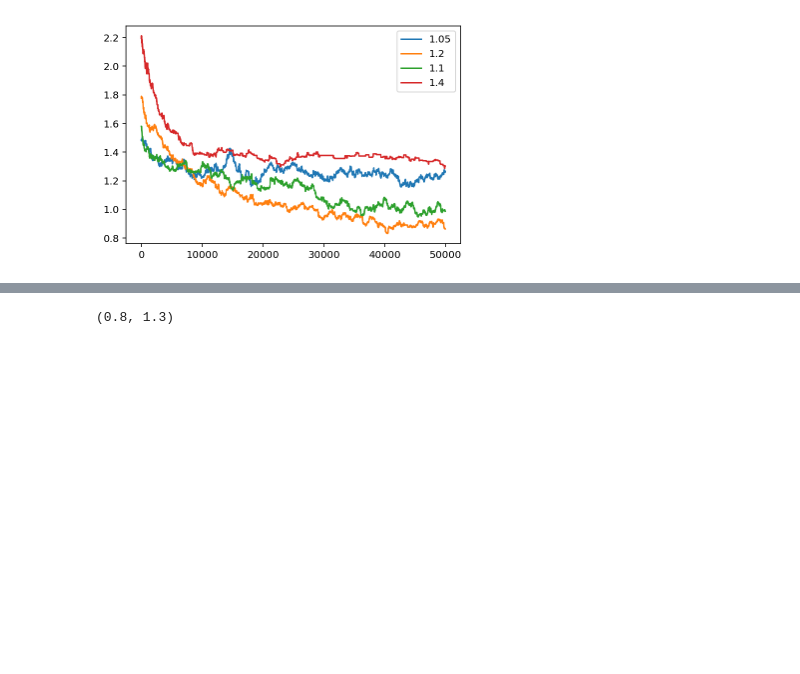
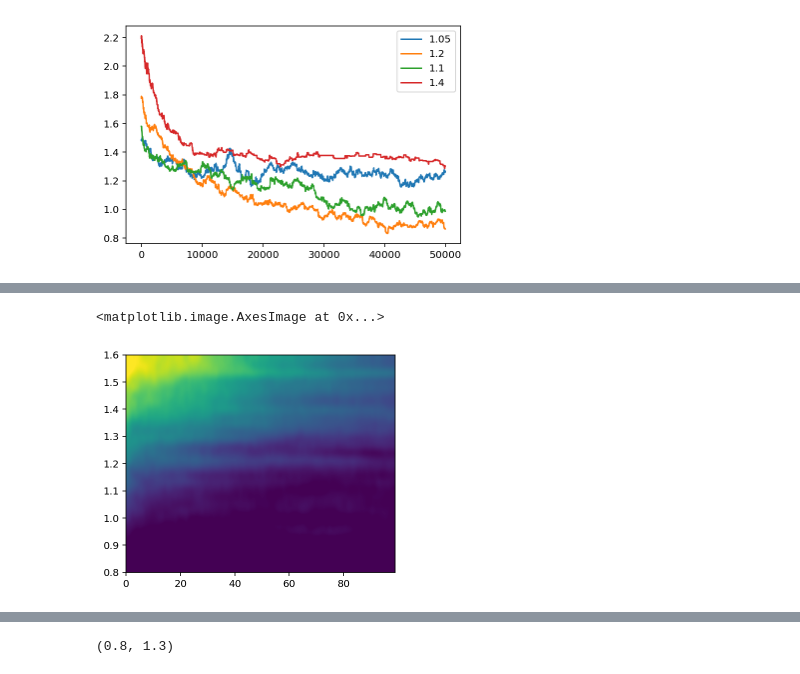
Before and after one commit to AndreaAmico/emulsion_sim, a Jupyter notebook: mc_hex3.ipynb, the cells around one changed output, grey strips where cells are left out. Cells and saved outputs as stored; diff of their text form; code cells hidden in the pictures; blank space fills up the shorter version.

```diff
--- a/mc_hex3.ipynb
+++ b/mc_hex3.ipynb
@@ -466,0 +479,8 @@ plt.ylim(0.95, 1.3)
+# %%
+with open('d001_08_16.pkl', 'rb') as f:
+    current_d = pickle.load(f)
+
+plt.imshow(current_d, aspect=100, extent=[0,TIME_LEN-1, MIN_KFA,MAX_KFA], origin=1, clim=(1.4,2.8), interpolation='bicubic')
+# %% [output]
+<matplotlib.image.AxesImage at 0x...>
+[figure, added]
```
Also changed, not shown: parts of 12 cells of this notebook, 3 other files.
